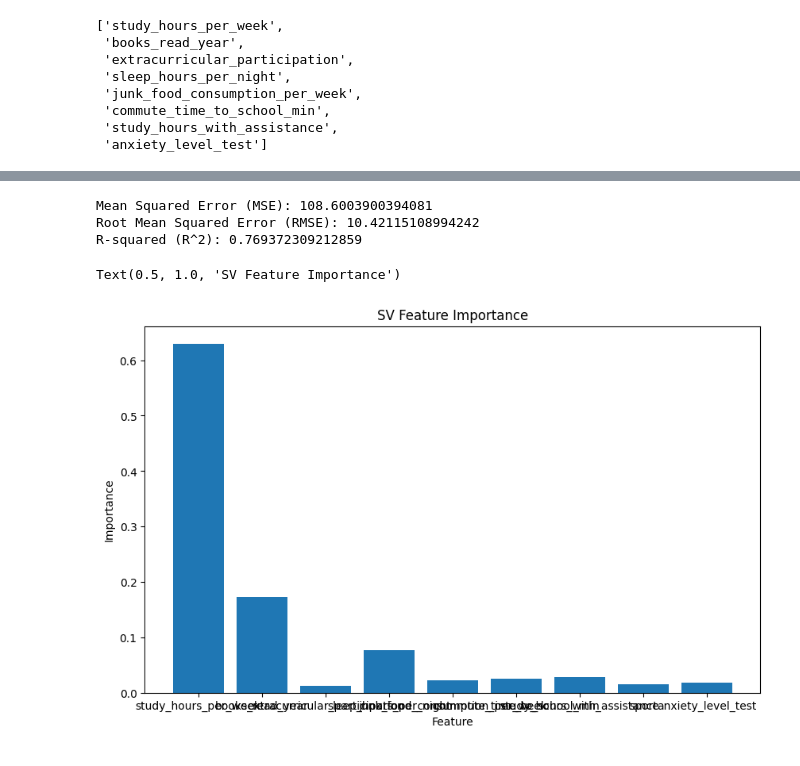
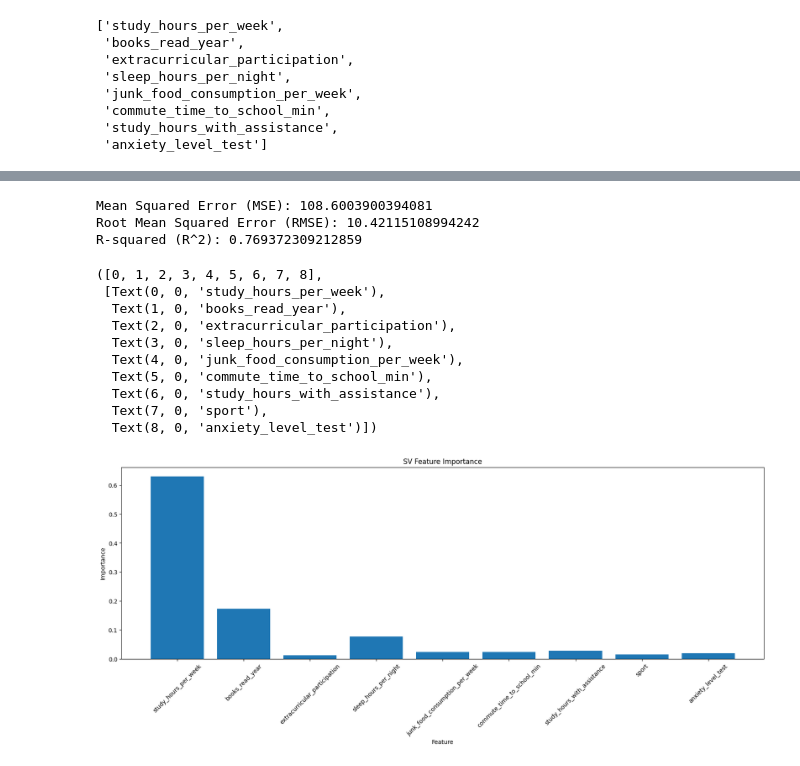
Before and after one commit to nathanzilgo/Data-Science-Notebooks, a Jupyter notebook: Regressão_Múltipla_para_previsão_de_Desempenho_Acadêmico.ipynb, the cells around one changed output, grey strips where cells are left out. Drawn from its saved outputs; the diff is of its cells as text; code cells hidden in the pictures.

```diff
--- a/Regressão_Múltipla_para_previsão_de_Desempenho_Acadêmico.ipynb
+++ b/Regressão_Múltipla_para_previsão_de_Desempenho_Acadêmico.ipynb
@@ -574,24 +629,34 @@ Text(0.5, 1.0, 'Random Forest Reg Feature Importance')
 # %%
 svr.fit(X, y)
 y_pred = svr.predict(X)
 
 mse = mean_squared_error(y, y_pred)
 rmse = np.sqrt(mse)
 r2 = r2_score(y, y_pred)
 
 print("Mean Squared Error (MSE):", mse)
 print("Root Mean Squared Error (RMSE):", rmse)
 print("R-squared (R^2):", r2)
 
 feature_names = atributes
-plt.figure(figsize=(10,6))
+plt.figure(figsize=(20,6))
 plt.bar(feature_names, dtr.feature_importances_)
 plt.xlabel("Feature")
 plt.ylabel("Importance")
 plt.title("SV Feature Importance")
+plt.xticks(rotation=45)
 # %% [output]
 Mean Squared Error (MSE): 108.6003900394081
 Root Mean Squared Error (RMSE): 10.42115108994242
 R-squared (R^2): 0.769372309212859
-Text(0.5, 1.0, 'SV Feature Importance')
+([0, 1, 2, 3, 4, 5, 6, 7, 8],
+ [Text(0, 0, 'study_hours_per_week'),
+  Text(1, 0, 'books_read_year'),
+  Text(2, 0, 'extracurricular_participation'),
+  Text(3, 0, 'sleep_hours_per_night'),
+  Text(4, 0, 'junk_food_consumption_per_week'),
+  Text(5, 0, 'commute_time_to_school_min'),
+  Text(6, 0, 'study_hours_with_assistance'),
+  Text(7, 0, 'sport'),
+  Text(8, 0, 'anxiety_level_test')])
-[figure, old version]
+[figure, new version]
```
Also changed, not shown: parts of 9 cells of this notebook.
